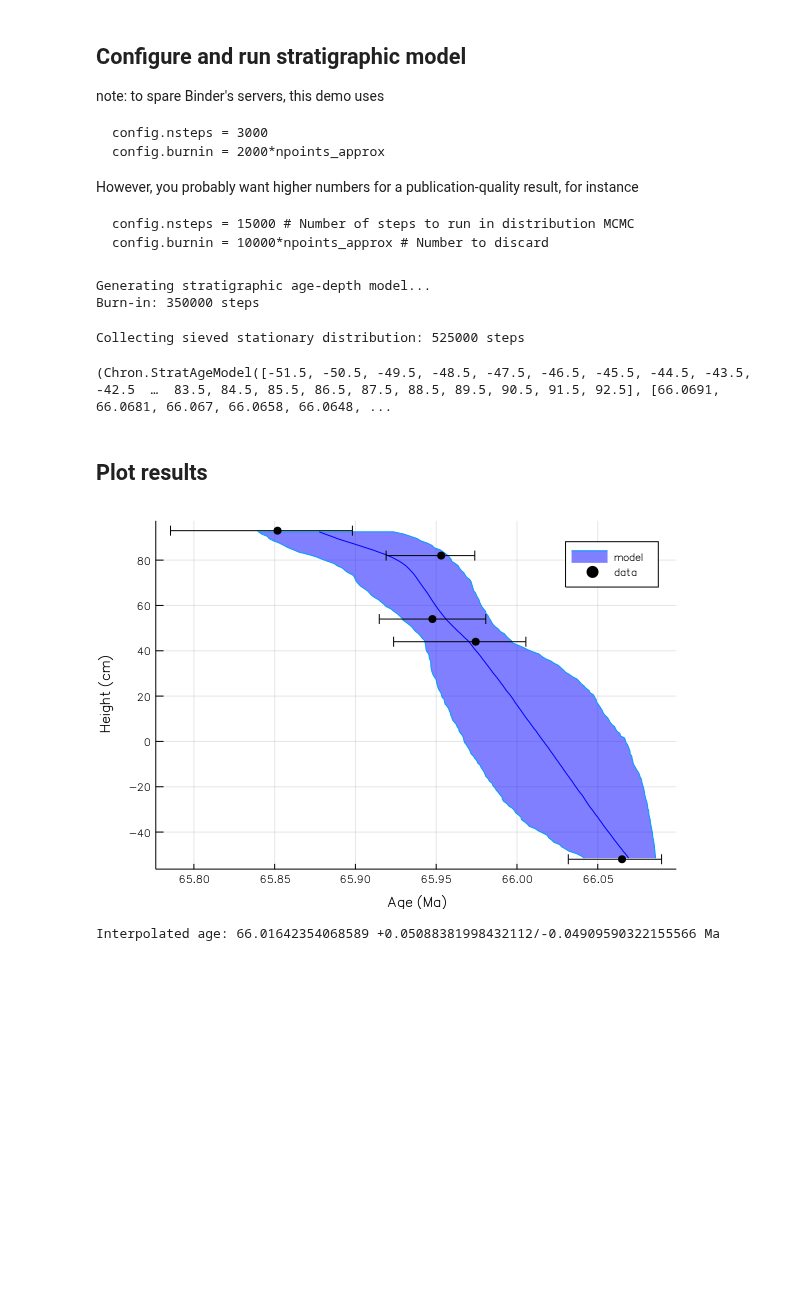
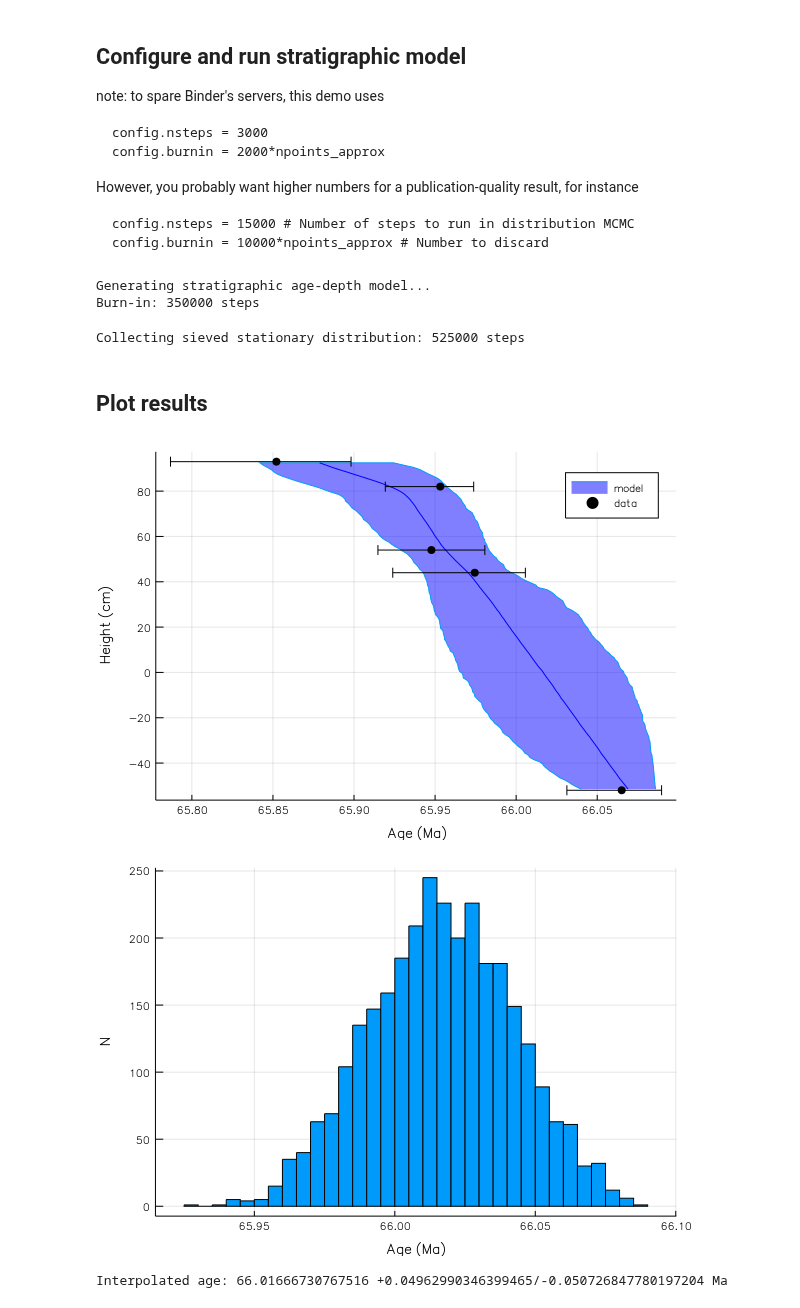
Before and after one commit to brenhinkeller/Chron.jl, a Jupyter notebook: examples/demo.ipynb, the cells around one changed output. Saved outputs shown, nothing was run; the diff lists cells and outputs as text; code cells hidden in the pictures; blank space fills up the shorter version.

```diff
--- a/examples/demo.ipynb
+++ b/examples/demo.ipynb
@@ -121,12 +131,11 @@ config.burnin = 2000*npoints_approx # Number to discard
 config.sieve = round(Int,npoints_approx) # Record one out of every nsieve steps
 
 # Run the stratigraphic MCMC model
-(mdl, agedist, lldist) = StratMetropolisDist(smpl, config);
+(mdl, agedist, lldist) = StratMetropolisDist(smpl, config); sleep(0.5)
 # %% [output]
 Generating stratigraphic age-depth model...
 Burn-in: 350000 steps
 Collecting sieved stationary distribution: 525000 steps
-(Chron.StratAgeModel([-51.5, -50.5, -49.5, -48.5, -47.5, -46.5, -45.5, -44.5, -43.5, -42.5  …  83.5, 84.5, 85.5, 86.5, 87.5, 88.5, 89.5, 90.5, 91.5, 92.5], [66.0691, 66.0681, 66.067, 66.0658, 66.0648, ...
 # %% [markdown]
 ## Plot results
 # %%
@@ -138,12 +147,21 @@ plot!(hdl, xlabel="Age ($AgeUnit)", ylabel="Height ($HeightUnit)")
 savefig(hdl,"AgeDepthModel.pdf");
 display(hdl)
 # %% [output]
-[figure, old version]
+[figure, new version]
 # %%
 # Interpolate results at KTB (height = 0)
-KTB = linterp1s(mdl.Height,mdl.Age,0)
-KTB_min = linterp1s(mdl.Height,mdl.Age_025CI,0)
-KTB_max = linterp1s(mdl.Height,mdl.Age_975CI,0)
+height = 0
+KTB = linterp1s(mdl.Height,mdl.Age,height)
+KTB_min = linterp1s(mdl.Height,mdl.Age_025CI,height)
+KTB_max = linterp1s(mdl.Height,mdl.Age_975CI,height)
 print("Interpolated age: $KTB +$(KTB_max-KTB)/-$(KTB-KTB_min) Ma")
+
+# We can also interpolate the full distribution:
+interpolated_distribution = Array{Float64}(undef,size(agedist,2))
+for i=1:size(agedist,2)
+    interpolated_distribution[i] = linterp1s(mdl.Height,agedist[:,i],height)
+end
+histogram(interpolated_distribution, xlabel="Age (Ma)", ylabel="N", label="")
 # %% [output]
+[figure, added]
-Interpolated age: 66.01642354068589 +0.05088381998432112/-0.04909590322155566 Ma
+Interpolated age: 66.01666730767516 +0.04962990346399465/-0.050726847780197204 Ma
```
Also changed, not shown: parts of 4 cells of this notebook.
